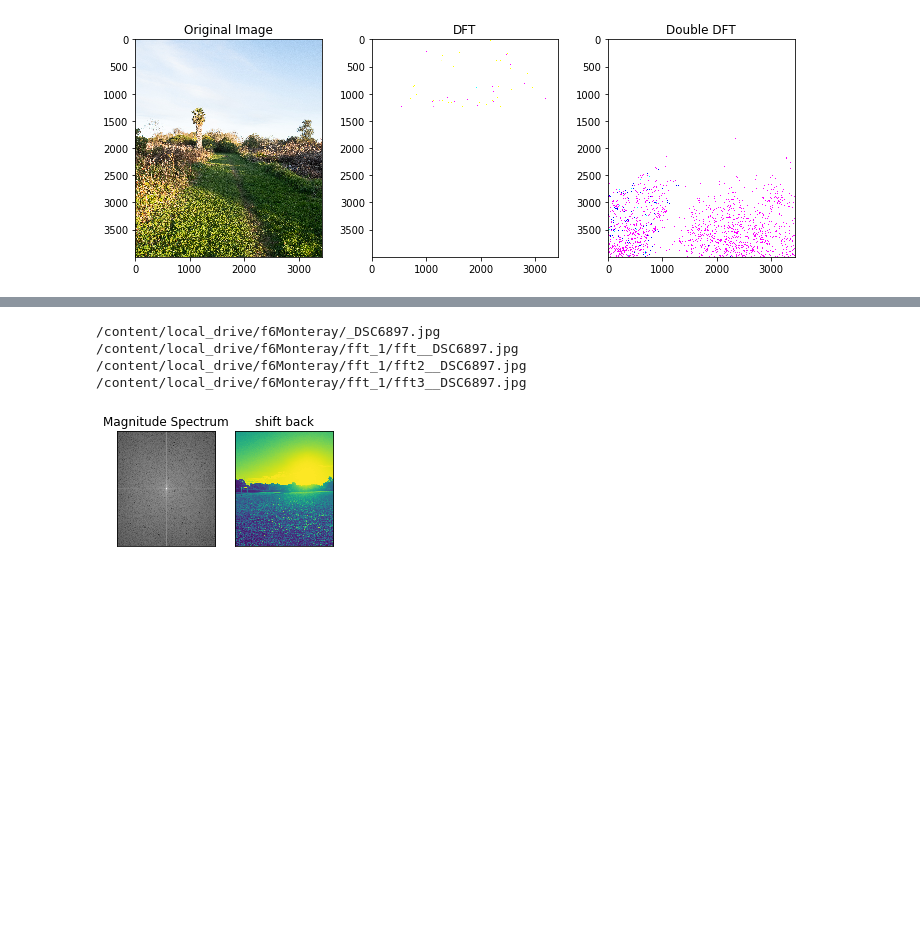
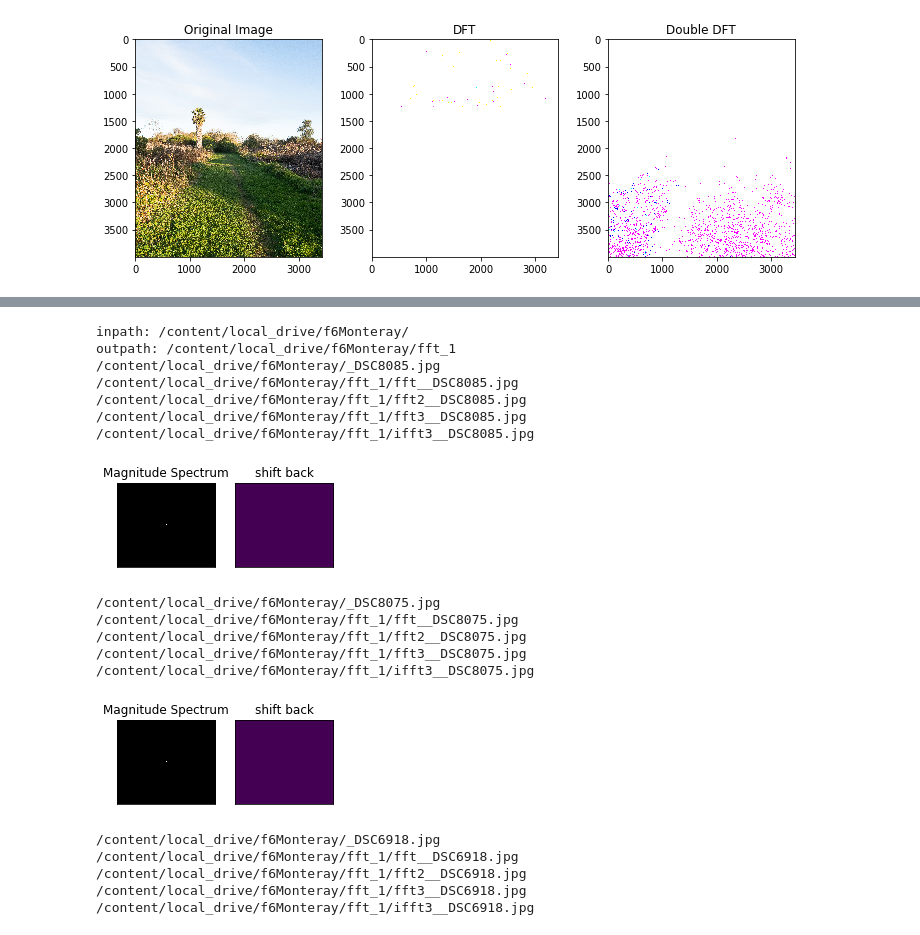
Before and after one commit to aaronbbarclay/mine, a Jupyter notebook: fft.ipynb, the cells around one changed output, grey strips where cells are left out. Cells and saved outputs as stored; diff of their text form; code cells hidden in the pictures; blank space fills up the shorter version.

```diff
--- a/fft.ipynb
+++ b/fft.ipynb
@@ -181,50 +173,100 @@ Clipping input data to the valid range for imshow with RGB data ([0..1] for floa
 import cv2
 import numpy as np
 from matplotlib import pyplot as plt
+import os
 
-for _file in files[:1]:
+path = r"/content/local_drive/f6Monteray/"
+outPath = path + "fft_1"
+
+print("inpath: {0}".format(path))
+print("outpath: {0}".format(outPath))
+
+if os.path.isdir(outPath):
+    pass
+else:
+    os.makedirs(outPath)
+
+ROOT_DIR = os.path.abspath(path)
+files = os.listdir(path)
+
+for _file in files[:3]:
     filePath = ROOT_DIR + "/" + _file
 
     if os.path.isfile(filePath):
         print(filePath)
+        lin_filePath = outPath + "/" + "lin_" + _file
         fft_filePath = outPath + "/" + "fft_" + _file
-        fft2_filepath = outPath + "/" + "fft2_" + _file
+        fft2_filePath = outPath + "/" + "fft2_" + _file
         fft3_filePath = outPath + "/" + "fft3_" + _file
         ifft_filePath = outPath + "/" + "ifft3_" + _file
 
         img = cv2.imread(filePath,0)
-        f = np.fft.fft2(img)
+        linear = np.array(255*(img / 255) ** 2.4, dtype = 'float32')
+        f = np.fft.fft2(linear)
         fshift = np.fft.fftshift(f)
 
 
-        dft_dft = np.fft.fft2(fshift)
+        dft_dft = np.fft.fft2(f)
+        spectrum = np.abs(f)
+        #c = 255/np.log(1 + np.amax(spectrum))
+        #spectrum = c * np.log(spectrum)
+
+        double_dft_spectrum = np.abs(dft_dft)
+        c = 255 / np.log(1 + np.amax(double_dft_spectrum))
+        #double_dft_spectrum = c * np.log(double_dft_spectrum)
+
+
         fshift2 = np.fft.fftshift(dft_dft)
 
-        magnitude_spectrum = 20*np.log(np.abs(fshift))
-        magnitude_spectrum2 = 20*np.log(np.abs(fshift2))
-        magnitude_spectrum3 = 40*np.log(np.abs(fshift))
+        #magnitude_spectrum = 20*np.log(np.abs(fshift))
+        magnitude_spectrum = np.abs(fshift)
+        #magnitude_spectrum2 = 20*np.log(np.abs(spectrum))
+        magnitude_spectrum3 = 10*np.log(np.abs(fshift))
 
-        f_ishift = np.fft.ifftshift(fshift)
+        f_ishift = np.fft.ifftshift(fshift2)
 
         img_back = np.fft.ifft2(f_ishift)
         img_back = np.abs(img_back)
 
         print(fft_filePath)
-        print(fft2_filepath)
+        print(fft2_filePath)
         print(fft3_filePath)
+        print(ifft_filePath)
+
+        cv2.imwrite(lin_filePath, linear)
         cv2.imwrite(fft_filePath, magnitude_spectrum)
-        cv2.imwrite(fft2_filepath, magnitude_spectrum2)
+        cv2.imwrite(fft2_filePath, double_dft_spectrum)
         cv2.imwrite(fft3_filePath, magnitude_spectrum3)
+        cv2.imwrite(ifft_filePath, img_back)
 
         plt.subplot(131),plt.imshow(magnitude_spectrum, cmap = 'gray')
         plt.title('Magnitude Spectrum'), plt.xticks([]), plt.yticks([])
         plt.subplot(132),plt.imshow(img_back)
         plt.title('shift back'), plt.xticks([]), plt.yticks([])
         plt.show()
+
+        !cp {lin_filePath}  /content/drive/My\ Drive/Documents/ContactSheet/src/f6Monteray/fft_1
+        !cp {fft_filePath}  /content/drive/My\ Drive/Documents/ContactSheet/src/f6Monteray/fft_1
+        !cp {fft2_filePath}  /content/drive/My\ Drive/Documents/ContactSheet/src/f6Monteray/fft_1
+        !cp {fft3_filePath}  /content/drive/My\ Drive/Documents/ContactSheet/src/f6Monteray/fft_1
         #plt.savefig(fft_filePath)
 # %% [output]
-/content/local_drive/f6Monteray/_DSC6897.jpg
-/content/local_drive/f6Monteray/fft_1/fft__DSC6897.jpg
-/content/local_drive/f6Monteray/fft_1/fft2__DSC6897.jpg
-/content/local_drive/f6Monteray/fft_1/fft3__DSC6897.jpg
+inpath: /content/local_drive/f6Monteray/
+outpath: /content/local_drive/f6Monteray/fft_1
+/content/local_drive/f6Monteray/_DSC8085.jpg
+/content/local_drive/f6Monteray/fft_1/fft__DSC8085.jpg
+/content/local_drive/f6Monteray/fft_1/fft2__DSC8085.jpg
+/content/local_drive/f6Monteray/fft_1/fft3__DSC8085.jpg
+/content/local_drive/f6Monteray/fft_1/ifft3__DSC8085.jpg
-[figure, old version]
+[figure, new version]
+/content/local_drive/f6Monteray/_DSC8075.jpg
+/content/local_drive/f6Monteray/fft_1/fft__DSC8075.jpg
+/content/local_drive/f6Monteray/fft_1/fft2__DSC8075.jpg
+/content/local_drive/f6Monteray/fft_1/fft3__DSC8075.jpg
+/content/local_drive/f6Monteray/fft_1/ifft3__DSC8075.jpg
+[figure, added]
+/content/local_drive/f6Monteray/_DSC6918.jpg
+/content/local_drive/f6Monteray/fft_1/fft__DSC6918.jpg
+/content/local_drive/f6Monteray/fft_1/fft2__DSC6918.jpg
+/content/local_drive/f6Monteray/fft_1/fft3__DSC6918.jpg
+/content/local_drive/f6Monteray/fft_1/ifft3__DSC6918.jpg
```
Also changed, not shown: parts of 8 cells of this notebook.
